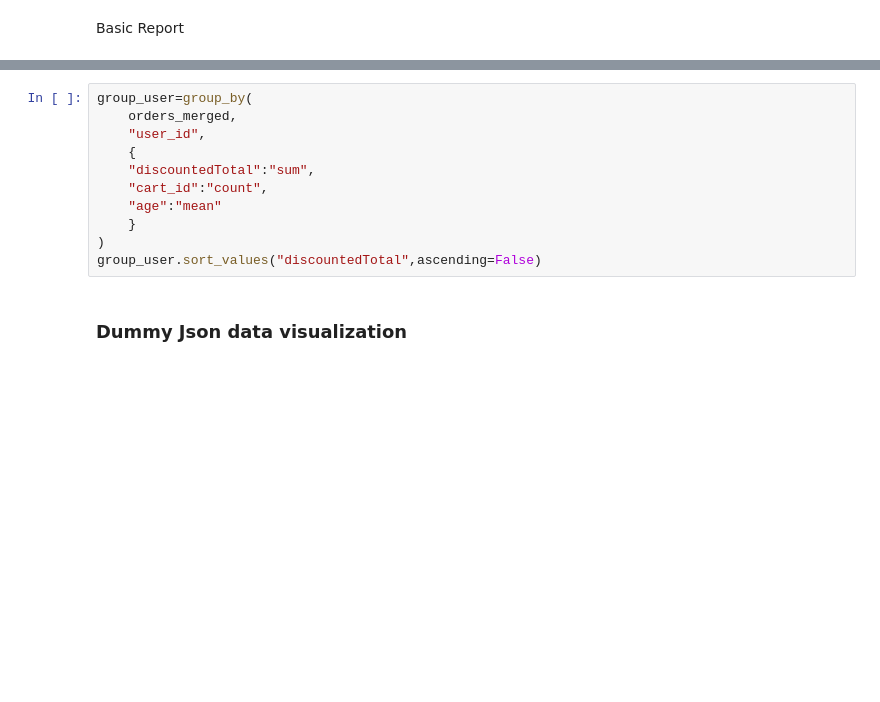
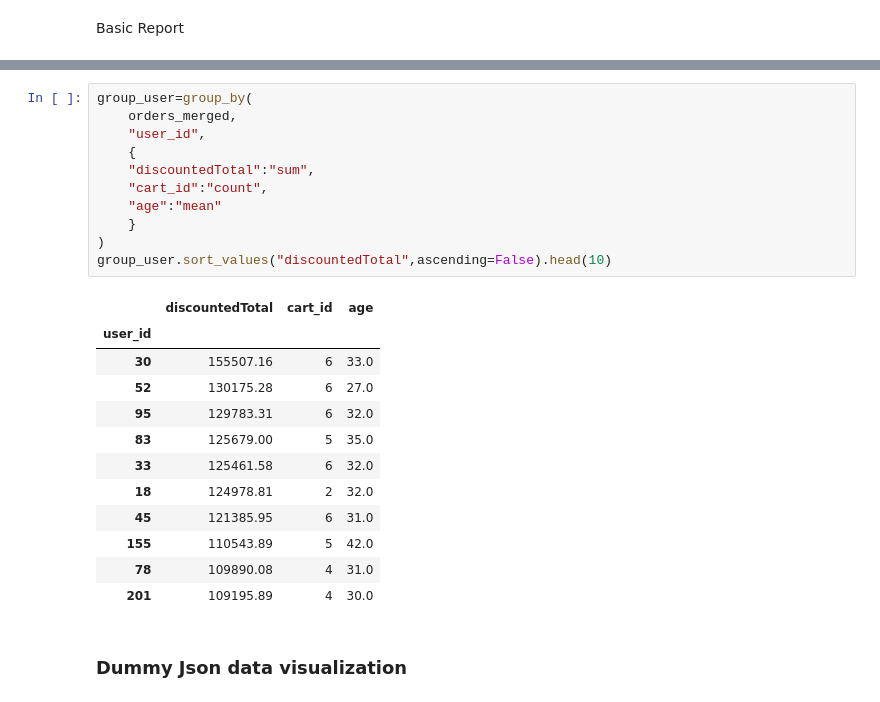
Before and after one commit to DioS96/sales-data-analysis, a Jupyter notebook: dummy_json_analysis_visualization.ipynb, the cells around one changed output, grey strips where cells are left out. Saved outputs shown, nothing was run; the diff lists cells and outputs as text; blank space fills up the shorter version.

```diff
--- a/dummy_json_analysis_visualization.ipynb
+++ b/dummy_json_analysis_visualization.ipynb
@@ -245,14 +501,27 @@ orders_merged.info()
 # %%
 group_user=group_by(
     orders_merged,
     "user_id",
     {
     "discountedTotal":"sum",
     "cart_id":"count",
     "age":"mean"
     }
 )
-group_user.sort_values("discountedTotal",ascending=False)
+group_user.sort_values("discountedTotal",ascending=False).head(10)
+# %% [output]
+|  | discountedTotal | cart_id | age |
+| user_id |  |  |  |
+| 30 | 155507.16 | 6 | 33.0 |
+| 52 | 130175.28 | 6 | 27.0 |
+| 95 | 129783.31 | 6 | 32.0 |
+| 83 | 125679.00 | 5 | 35.0 |
+| 33 | 125461.58 | 6 | 32.0 |
+| 18 | 124978.81 | 2 | 32.0 |
+| 45 | 121385.95 | 6 | 31.0 |
+| 155 | 110543.89 | 5 | 42.0 |
+| 78 | 109890.08 | 4 | 31.0 |
+| 201 | 109195.89 | 4 | 30.0 |
 # %% [markdown]
 ### Dummy Json data visualization
 # %%
```
Also changed, not shown: parts of 30 cells of this notebook.
